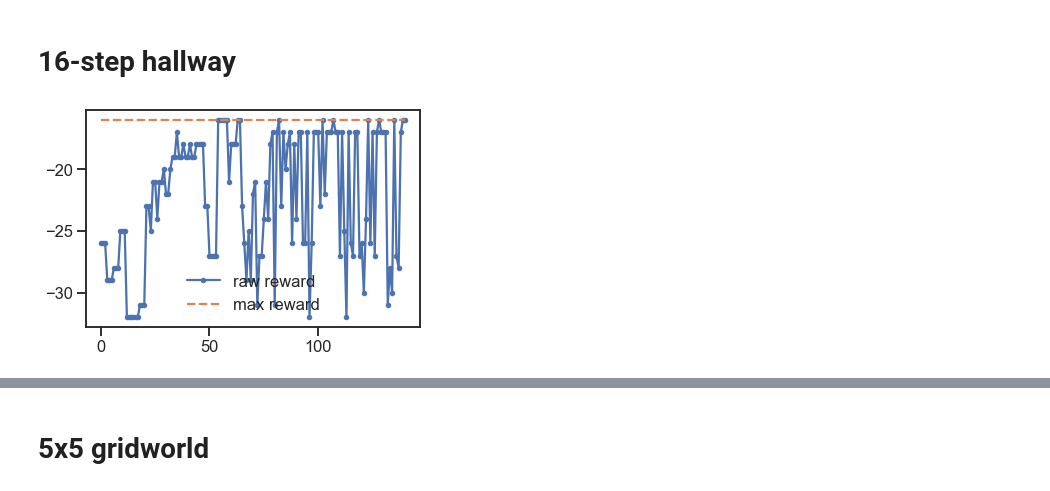
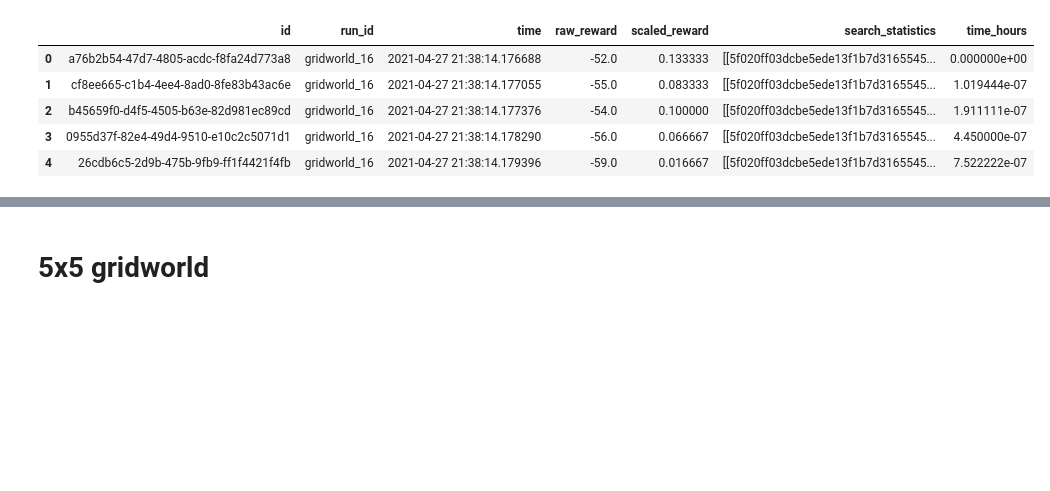
Before and after one commit to NREL/rlmolecule, a Jupyter notebook: examples/gym/monitor-progress.ipynb, the cells around one changed output, grey strips where cells are left out. Saved outputs shown, nothing was run; the diff lists cells and outputs as text; code cells hidden in the pictures; blank space fills up the shorter version.

```diff
--- a/examples/gym/monitor-progress.ipynb
+++ b/examples/gym/monitor-progress.ipynb
@@ -30,2 +17,0 @@ def plot_reward(engine, max_reward):
-# %% [markdown]
-# 16-step hallway
@@ -36,4 +17,0 @@ engine =  create_engine('sqlite:///hallway_data.db',
-# %%
-_ = plot_reward(engine, -16)
-# %% [output]
-[figure, removed]
@@ -39,0 +36,15 @@ _ = plot_reward(engine, -16)
+# %%
+df = pd.read_sql(session.query(GameStore).filter_by(run_id=run_id).statement, session.bind)
+
+df['time_hours'] = (df.time - df.time.min()).apply(lambda x: x.total_seconds() / 3600)
+df = df.sort_values('time_hours')
+df_games = df
+df_games.reset_index(drop=True, inplace=True)
+df_games.head()
+# %% [output]
+|  | id | run_id | time | raw_reward | scaled_reward | search_statistics | time_hours |
+| 0 | a76b2b54-47d7-4805-acdc-f8fa24d773a8 | gridworld_16 | 2021-04-27 21:38:14.176688 | -52.0 | 0.133333 | [[5f020ff03dcbe5ede13f1b7d3165545... | 0.000000e+00 |
+| 1 | cf8ee665-c1b4-4ee4-8ad0-8fe83b43ac6e | gridworld_16 | 2021-04-27 21:38:14.177055 | -55.0 | 0.083333 | [[5f020ff03dcbe5ede13f1b7d3165545... | 1.019444e-07 |
+| 2 | b45659f0-d4f5-4505-b63e-82d981ec89cd | gridworld_16 | 2021-04-27 21:38:14.177376 | -54.0 | 0.100000 | [[5f020ff03dcbe5ede13f1b7d3165545... | 1.911111e-07 |
+| 3 | 0955d37f-82e4-49d4-9510-e10c2c5071d1 | gridworld_16 | 2021-04-27 21:38:14.178290 | -56.0 | 0.066667 | [[5f020ff03dcbe5ede13f1b7d3165545... | 4.450000e-07 |
+| 4 | 26cdb6c5-2d9b-475b-9fb9-ff1f4421f4fb | gridworld_16 | 2021-04-27 21:38:14.179396 | -59.0 | 0.016667 | [[5f020ff03dcbe5ede13f1b7d3165545... | 7.522222e-07 |
```
Also changed, not shown: parts of 16 cells of this notebook, 7 other files.
